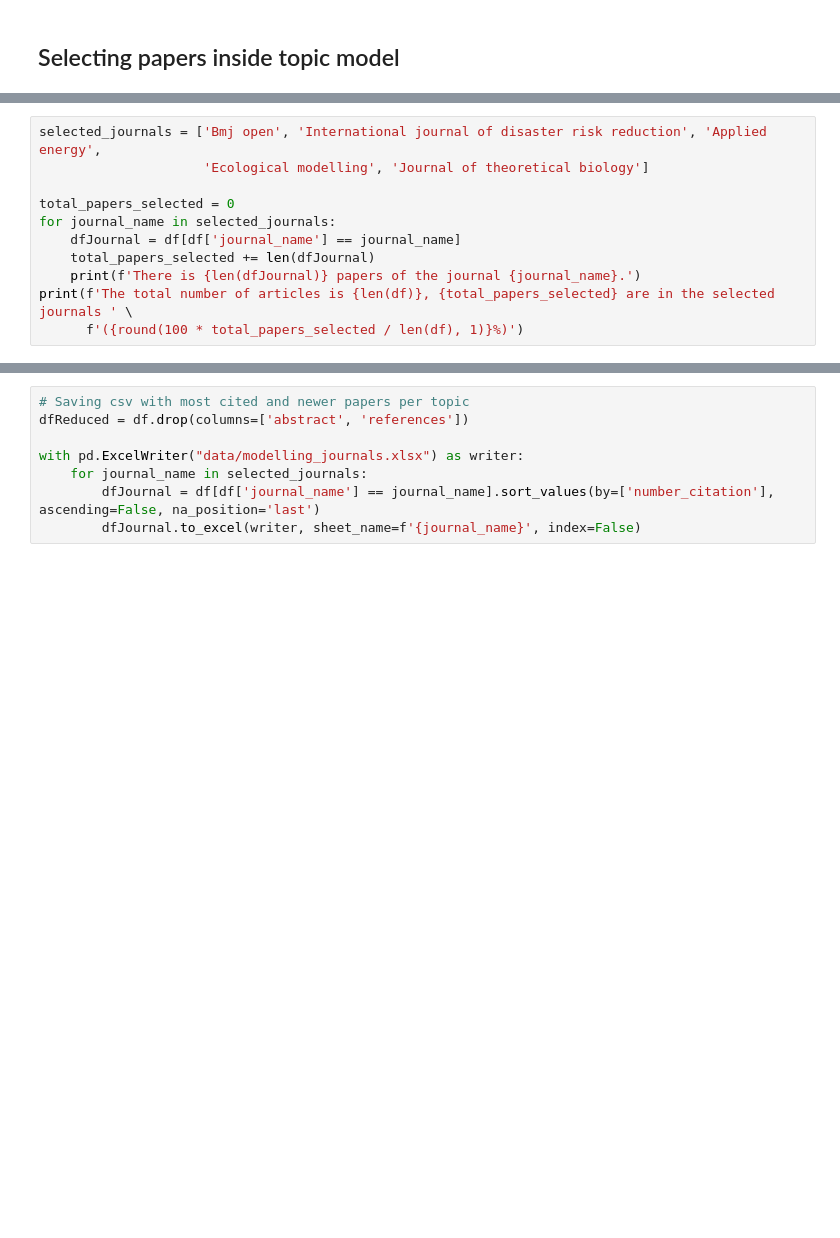
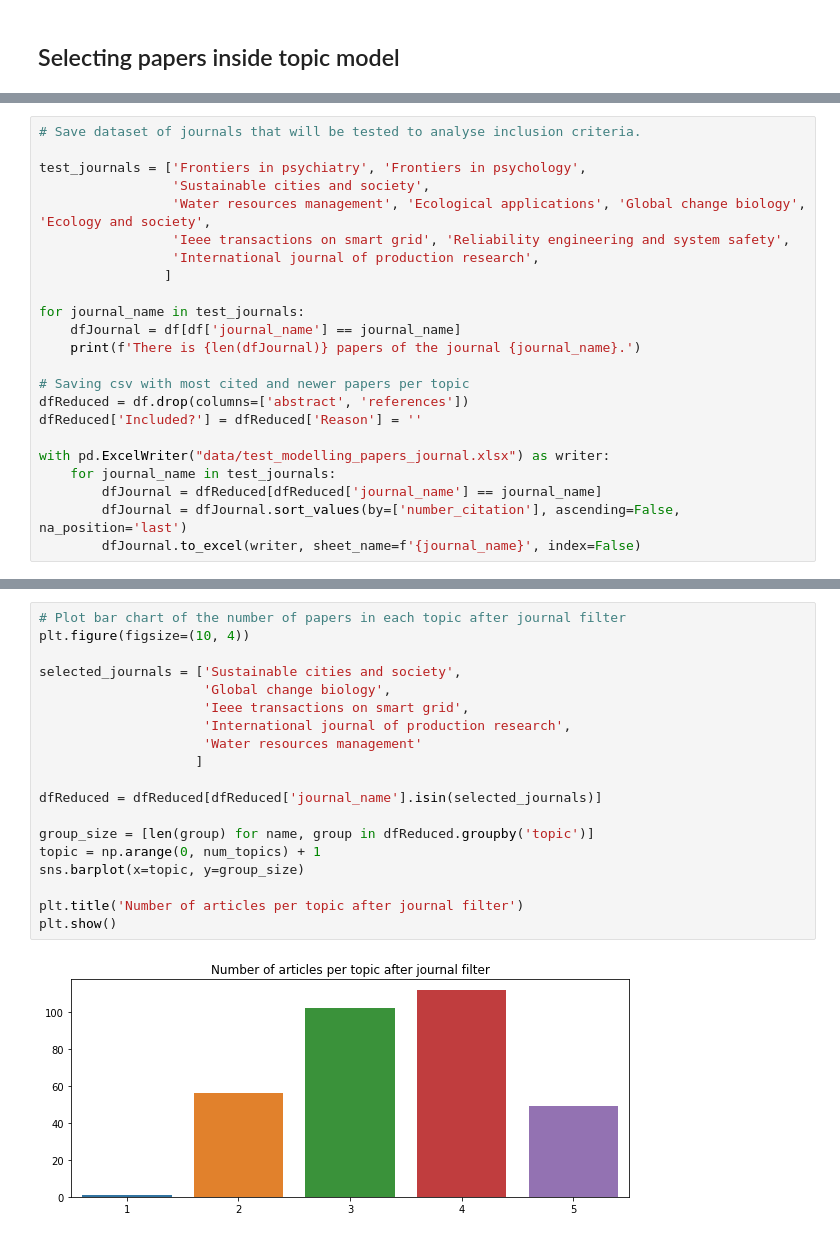
Before and after one commit to vitorhirata/resilience-metrics-review, a Jupyter notebook: modelling_topic_modelling.ipynb, the cells around one changed output, grey strips where cells are left out. Cells and saved outputs as stored; diff of their text form; blank space fills up the shorter version.

```diff
--- a/modelling_topic_modelling.ipynb
+++ b/modelling_topic_modelling.ipynb
@@ -182,12 +193,24 @@ name: Journal of theoretical biology, occurences: 13
 # %%
-selected_journals = ['Bmj open', 'International journal of disaster risk reduction', 'Applied energy',
-                     'Ecological modelling', 'Journal of theoretical biology']
+# Save dataset of journals that will be tested to analyse inclusion criteria.
 
-total_papers_selected = 0
-for journal_name in selected_journals:
+test_journals = ['Frontiers in psychiatry', 'Frontiers in psychology',
+                 'Sustainable cities and society',
+                 'Water resources management', 'Ecological applications', 'Global change biology', 'Ecology and society',
+                 'Ieee transactions on smart grid', 'Reliability engineering and system safety',
+                 'International journal of production research',
+                ]
+
+for journal_name in test_journals:
     dfJournal = df[df['journal_name'] == journal_name]
-    total_papers_selected += len(dfJournal)
     print(f'There is {len(dfJournal)} papers of the journal {journal_name}.')
-print(f'The total number of articles is {len(df)}, {total_papers_selected} are in the selected journals ' \
-      f'({round(100 * total_papers_selected / len(df), 1)}%)')
+
+# Saving csv with most cited and newer papers per topic
+dfReduced = df.drop(columns=['abstract', 'references'])
+dfReduced['Included?'] = dfReduced['Reason'] = ''
+
+with pd.ExcelWriter("data/test_modelling_papers_journal.xlsx") as writer:
+    for journal_name in test_journals:
+        dfJournal = dfReduced[dfReduced['journal_name'] == journal_name]
+        dfJournal = dfJournal.sort_values(by=['number_citation'], ascending=False, na_position='last')
+        dfJournal.to_excel(writer, sheet_name=f'{journal_name}', index=False)
 # %% [output]
@@ -200,8 +227,21 @@ The total number of articles is 4994, 144 are in the selected journals (2.9%)
-# %%
-# Saving csv with most cited and newer papers per topic
-dfReduced = df.drop(columns=['abstract', 'references'])
-
-with pd.ExcelWriter("data/modelling_journals.xlsx") as writer:
-    for journal_name in selected_journals:
-        dfJournal = df[df['journal_name'] == journal_name].sort_values(by=['number_citation'], ascending=False, na_position='last')
-        dfJournal.to_excel(writer, sheet_name=f'{journal_name}', index=False)
+# %%
+# Plot bar chart of the number of papers in each topic after journal filter
+plt.figure(figsize=(10, 4))
+
+selected_journals = ['Sustainable cities and society',
+                     'Global change biology',
+                     'Ieee transactions on smart grid',
+                     'International journal of production research',
+                     'Water resources management'
+                    ]
+
+dfReduced = dfReduced[dfReduced['journal_name'].isin(selected_journals)]
+
+group_size = [len(group) for name, group in dfReduced.groupby('topic')]
+topic = np.arange(0, num_topics) + 1
+sns.barplot(x=topic, y=group_size)
+
+plt.title('Number of articles per topic after journal filter')
+plt.show()
+# %% [output]
+[figure, added]
```
Also changed, not shown: parts of 8 cells of this notebook, 1 other file.
